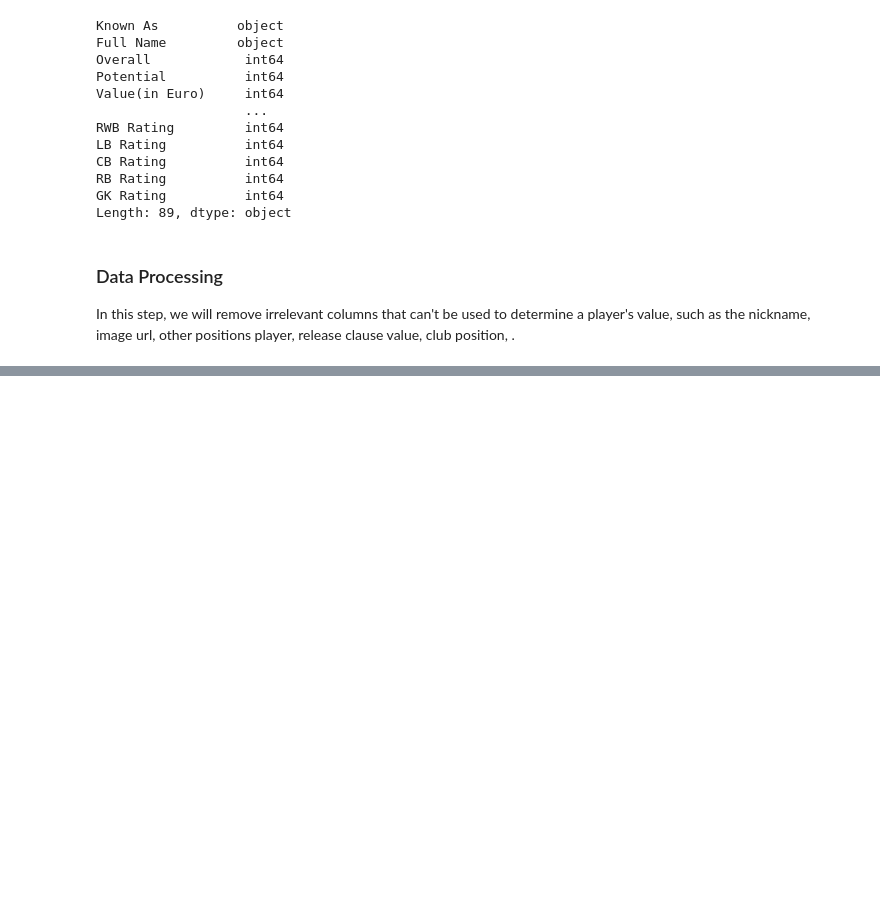
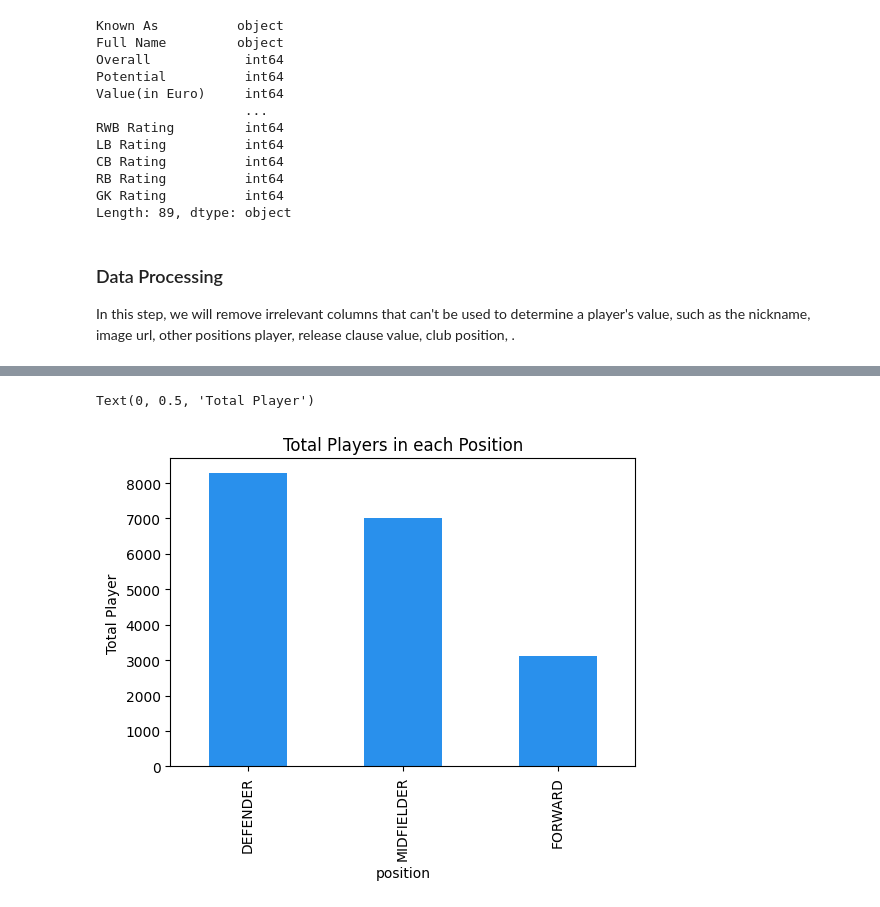
Before and after one commit to bradleyiversen21/ITEC4700_FinalProject, a Jupyter notebook: Project_Notebook.ipynb, the cells around one changed output, grey strips where cells are left out. Cells and saved outputs as stored; diff of their text form; code cells hidden in the pictures; blank space fills up the shorter version.

```diff
--- a/Project_Notebook.ipynb
+++ b/Project_Notebook.ipynb
@@ -143,0 +224,11 @@ dtype: int64
+# %%
+# Create a bar chart for every position sorted by the count
+
+
+plt.figure(figsize=(6,4))
+df.groupby('position').size().sort_values(ascending = False).plot(kind='bar', color='#2990ec')
+plt.title('Total Players in each Position')
+plt.ylabel('Total Player')
+# %% [output]
+Text(0, 0.5, 'Total Player')
+[figure, added]
```
Also changed, not shown: parts of 17 cells of this notebook.
